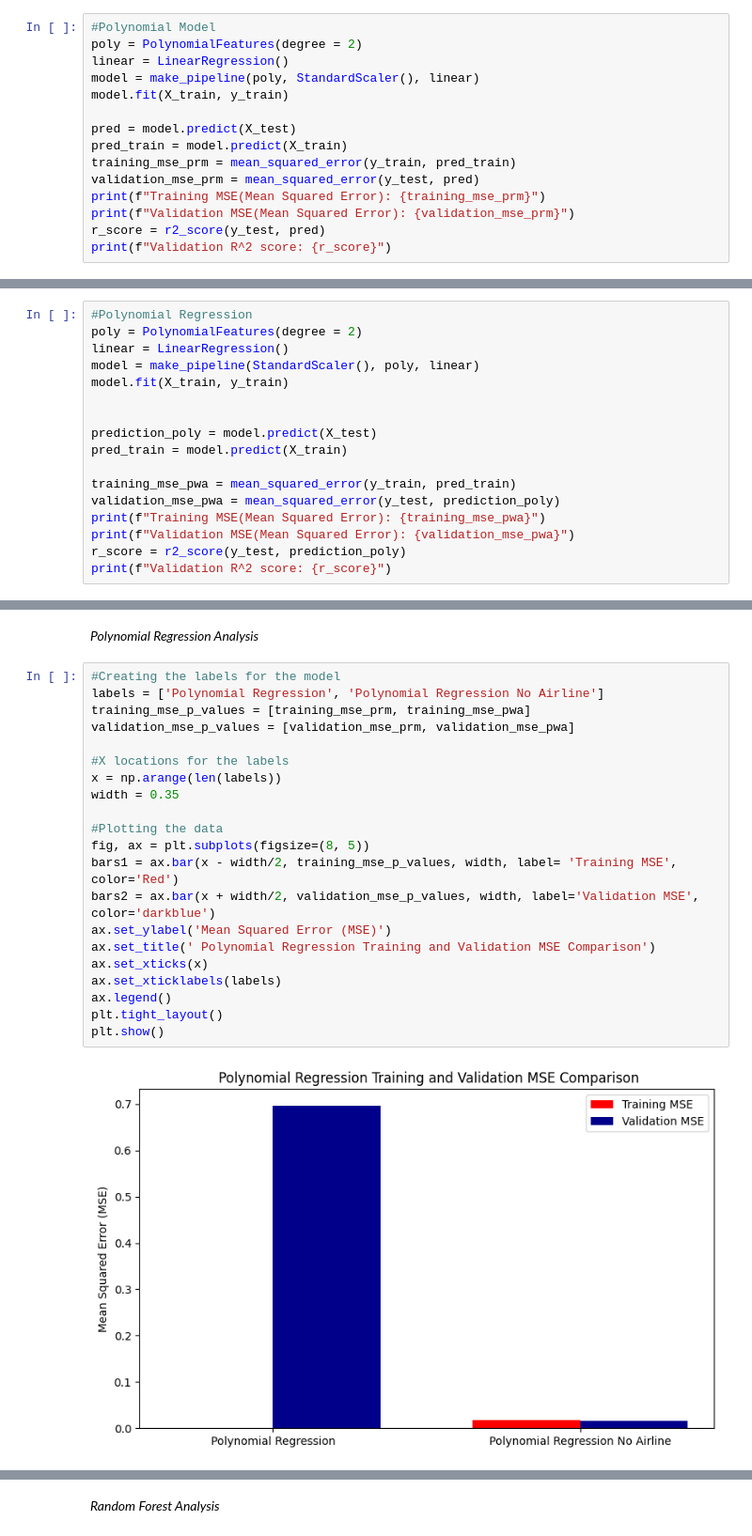
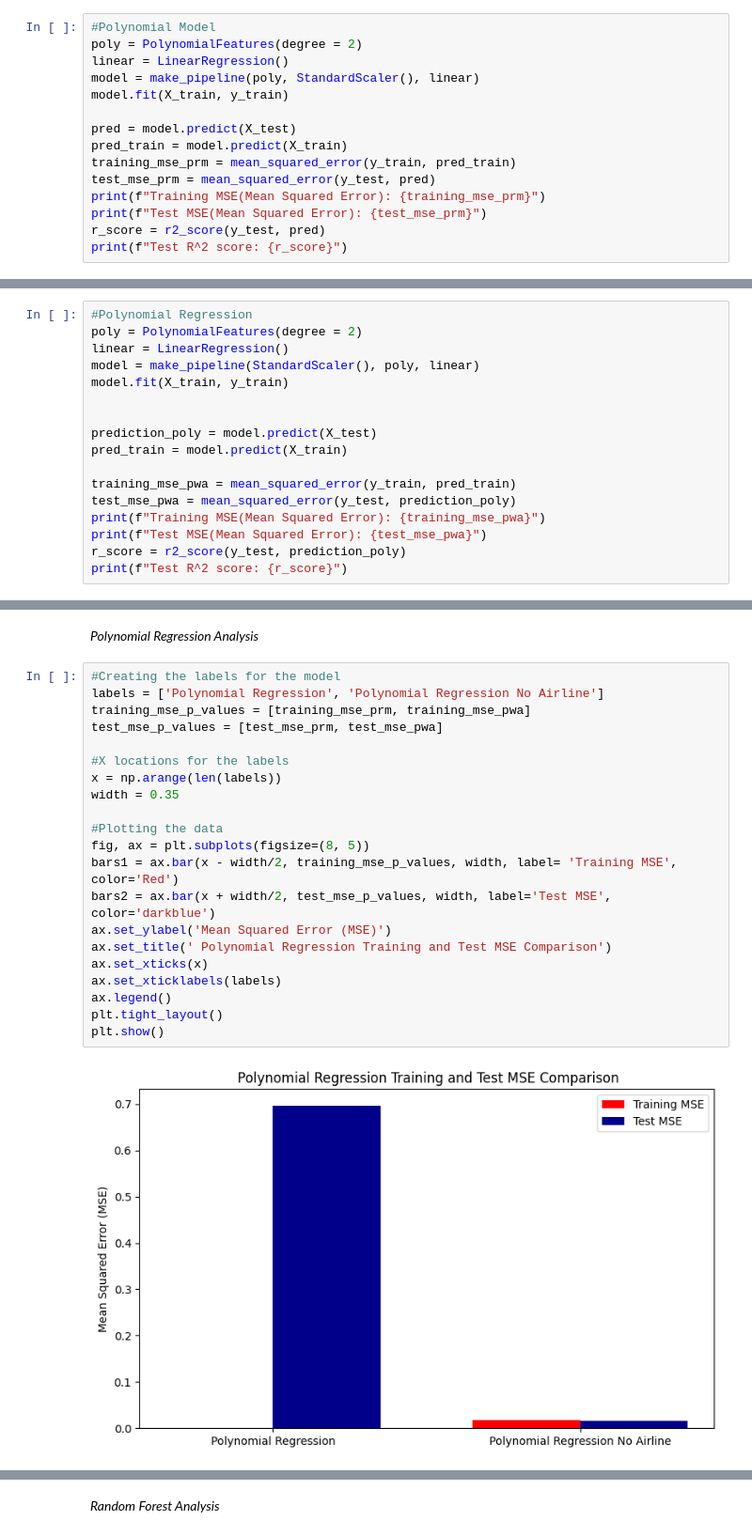
Before and after one commit to rohan-w123/CMSC320Project, a Jupyter notebook: CMSC320_Final_Project.ipynb, the cells around one changed output, grey strips where cells are left out. Shown at 94% size. Saved outputs shown, nothing was run; the diff lists cells and outputs as text.

```diff
--- a/CMSC320_Final_Project.ipynb
+++ b/CMSC320_Final_Project.ipynb
@@ -795,9 +795,9 @@ model.fit(X_train, y_train)
 pred = model.predict(X_test)
 pred_train = model.predict(X_train)
 training_mse_prm = mean_squared_error(y_train, pred_train)
-validation_mse_prm = mean_squared_error(y_test, pred)
+test_mse_prm = mean_squared_error(y_test, pred)
 print(f"Training MSE(Mean Squared Error): {training_mse_prm}")
-print(f"Validation MSE(Mean Squared Error): {validation_mse_prm}")
+print(f"Test MSE(Mean Squared Error): {test_mse_prm}")
 r_score = r2_score(y_test, pred)
-print(f"Validation R^2 score: {r_score}")
+print(f"Test R^2 score: {r_score}")
 # %% [output]
@@ -927,10 +927,10 @@ prediction_poly = model.predict(X_test)
 pred_train = model.predict(X_train)
 
 training_mse_pwa = mean_squared_error(y_train, pred_train)
-validation_mse_pwa = mean_squared_error(y_test, prediction_poly)
+test_mse_pwa = mean_squared_error(y_test, prediction_poly)
 print(f"Training MSE(Mean Squared Error): {training_mse_pwa}")
-print(f"Validation MSE(Mean Squared Error): {validation_mse_pwa}")
+print(f"Test MSE(Mean Squared Error): {test_mse_pwa}")
 r_score = r2_score(y_test, prediction_poly)
-print(f"Validation R^2 score: {r_score}")
+print(f"Test R^2 score: {r_score}")
 # %% [output]
 Training MSE(Mean Squared Error): 0.018177315846888465
@@ -1030,24 +1030,24 @@ Neither of the linear regression models performs as well as other models, as sho
 # %%
 #Creating the labels for the model
 labels = ['Polynomial Regression', 'Polynomial Regression No Airline']
 training_mse_p_values = [training_mse_prm, training_mse_pwa]
-validation_mse_p_values = [validation_mse_prm, validation_mse_pwa]
+test_mse_p_values = [test_mse_prm, test_mse_pwa]
 
 #X locations for the labels
 x = np.arange(len(labels))
 width = 0.35
 
 #Plotting the data
 fig, ax = plt.subplots(figsize=(8, 5))
 bars1 = ax.bar(x - width/2, training_mse_p_values, width, label= 'Training MSE', color='Red')
-bars2 = ax.bar(x + width/2, validation_mse_p_values, width, label='Validation MSE', color='darkblue')
+bars2 = ax.bar(x + width/2, test_mse_p_values, width, label='Test MSE', color='darkblue')
 ax.set_ylabel('Mean Squared Error (MSE)')
-ax.set_title(' Polynomial Regression Training and Validation MSE Comparison')
+ax.set_title(' Polynomial Regression Training and Test MSE Comparison')
 ax.set_xticks(x)
 ax.set_xticklabels(labels)
 ax.legend()
 plt.tight_layout()
 plt.show()
 # %% [output]
-[figure, old version]
+[figure, new version]
 # %% [markdown]
```
Also changed, not shown: parts of 16 cells of this notebook.
